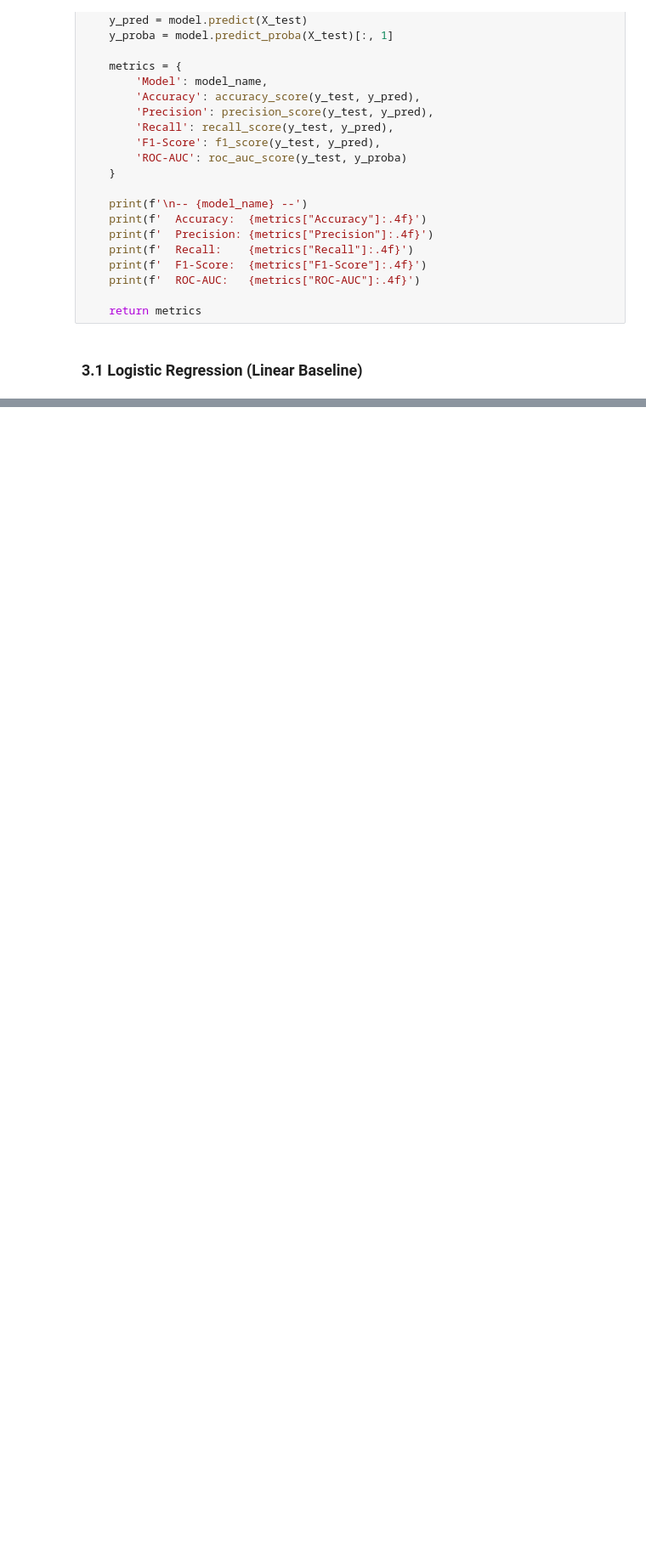
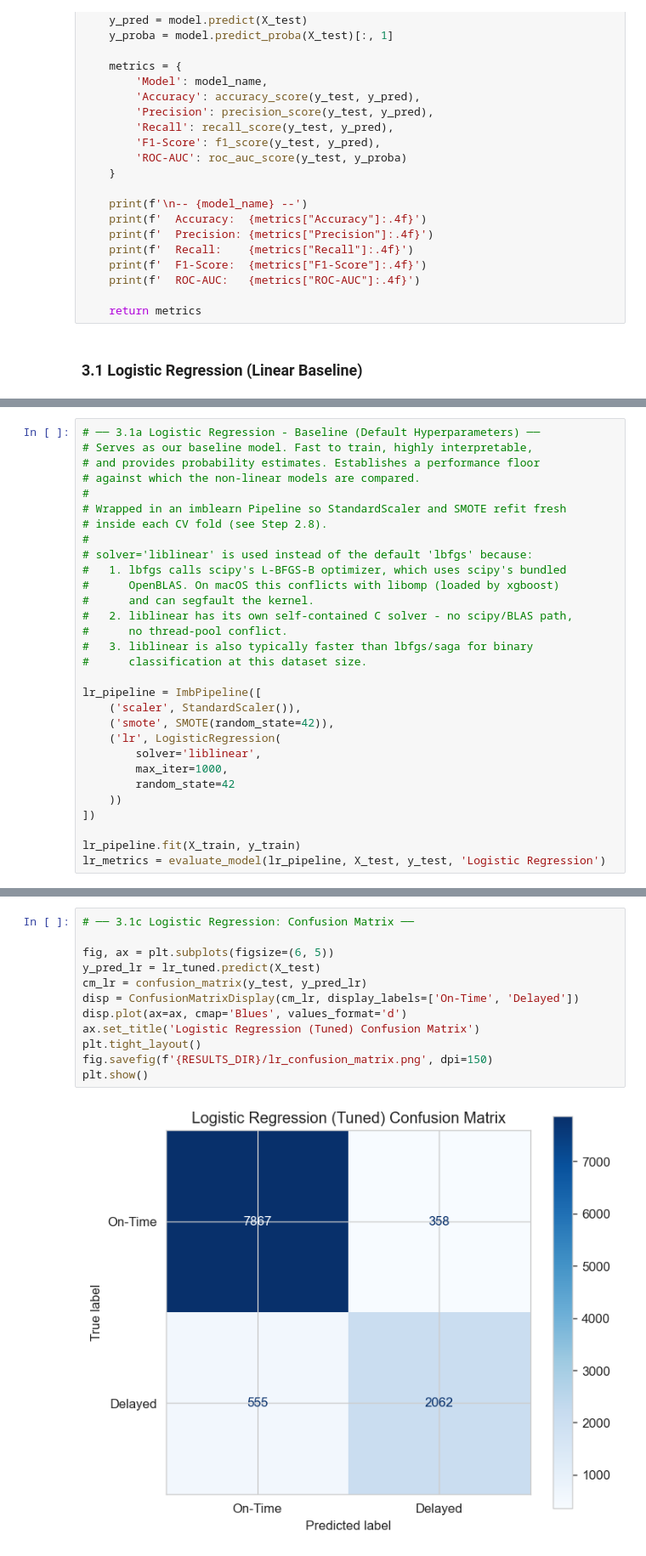
Before and after one commit to corelogic-bit/ensf444-project-group45, a Jupyter notebook: notebooks/flight_delay_prediction.ipynb, the cells around one changed output, grey strips where cells are left out. Shown at 85% size. Cells and saved outputs as stored; diff of their text form; blank space fills up the shorter version.

Commit message:
Complete notebook: XGBoost, model comparison, leakage experiment, feature importance

```diff
--- a/notebooks/flight_delay_prediction.ipynb
+++ b/notebooks/flight_delay_prediction.ipynb
@@ -607,0 +378,30 @@ model performance with and without DepDelay to quantify the leakage impact.
+# %%
+# ── 3.1a Logistic Regression - Baseline (Default Hyperparameters) ──
+# Serves as our baseline model. Fast to train, highly interpretable,
+# and provides probability estimates. Establishes a performance floor
+# against which the non-linear models are compared.
+#
+# Wrapped in an imblearn Pipeline so StandardScaler and SMOTE refit fresh
+# inside each CV fold (see Step 2.8).
+#
+# solver='liblinear' is used instead of the default 'lbfgs' because:
+#   1. lbfgs calls scipy's L-BFGS-B optimizer, which uses scipy's bundled
+#      OpenBLAS. On macOS this conflicts with libomp (loaded by xgboost)
+#      and can segfault the kernel.
+#   2. liblinear has its own self-contained C solver - no scipy/BLAS path,
+#      no thread-pool conflict.
+#   3. liblinear is also typically faster than lbfgs/saga for binary
+#      classification at this dataset size.
+
+lr_pipeline = ImbPipeline([
+    ('scaler', StandardScaler()),
+    ('smote', SMOTE(random_state=42)),
+    ('lr', LogisticRegression(
+        solver='liblinear',
+        max_iter=1000,
+        random_state=42
+    ))
+])
+
+lr_pipeline.fit(X_train, y_train)
+lr_metrics = evaluate_model(lr_pipeline, X_test, y_test, 'Logistic Regression')
@@ -607,0 +468,14 @@ model performance with and without DepDelay to quantify the leakage impact.
+# %%
+# ── 3.1c Logistic Regression: Confusion Matrix ──
+
+fig, ax = plt.subplots(figsize=(6, 5))
+y_pred_lr = lr_tuned.predict(X_test)
+cm_lr = confusion_matrix(y_test, y_pred_lr)
+disp = ConfusionMatrixDisplay(cm_lr, display_labels=['On-Time', 'Delayed'])
+disp.plot(ax=ax, cmap='Blues', values_format='d')
+ax.set_title('Logistic Regression (Tuned) Confusion Matrix')
+plt.tight_layout()
+fig.savefig(f'{RESULTS_DIR}/lr_confusion_matrix.png', dpi=150)
+plt.show()
+# %% [output]
+[figure, added]
```
Also changed, not shown: parts of 57 cells of this notebook, 7 other files.
